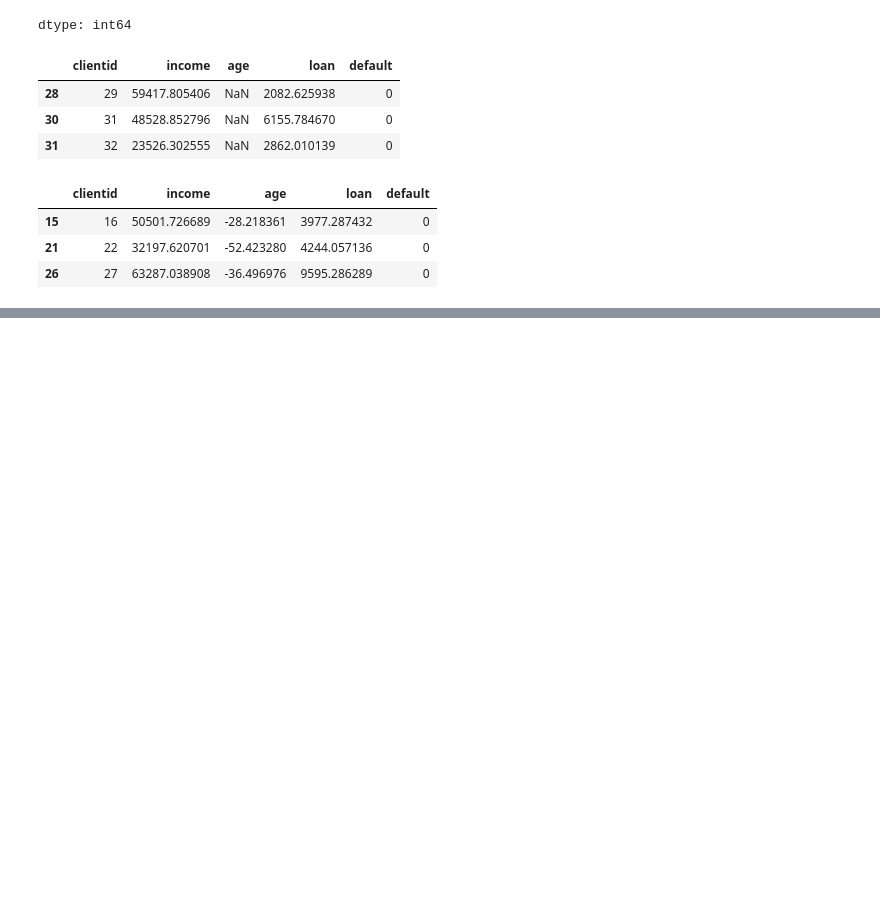
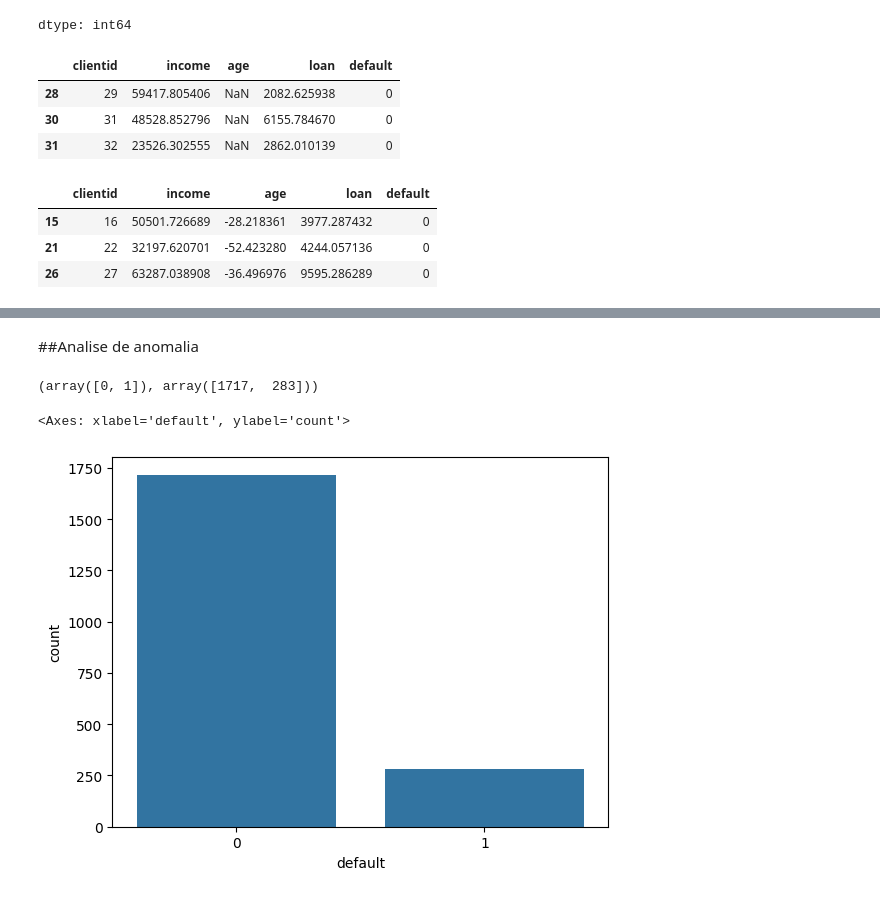
Before and after one commit to LMVieira2/Machine-Learning-Fatec-Matao, a Jupyter notebook: Aula2702.ipynb, the cells around one changed output, grey strips where cells are left out. Cells and saved outputs as stored; diff of their text form; code cells hidden in the pictures; blank space fills up the shorter version.

```diff
--- a/Aula2702.ipynb
+++ b/Aula2702.ipynb
@@ -116,0 +117,11 @@ credit_dataframe.loc[credit_dataframe['age'] < 0]
+# %% [markdown]
+##Analise de anomalia
+# %%
+np.unique(credit_dataframe['default'], return_counts=True)
+# %% [output]
+(array([0, 1]), array([1717,  283]))
+# %%
+sns.countplot(x=credit_dataframe['default'])
+# %% [output]
+<Axes: xlabel='default', ylabel='count'>
+[figure, added]
```
Also changed, not shown: parts of 20 cells of this notebook.
